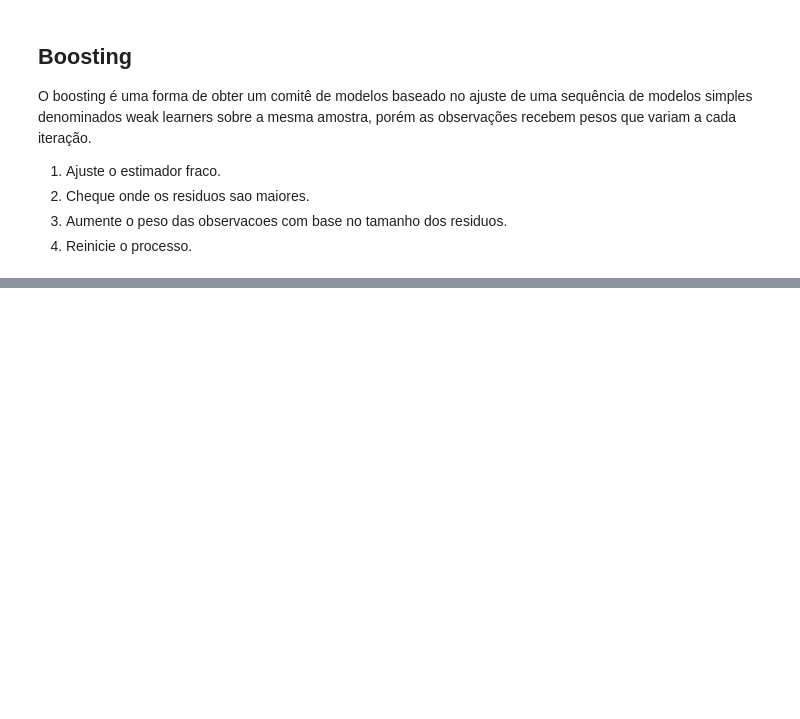
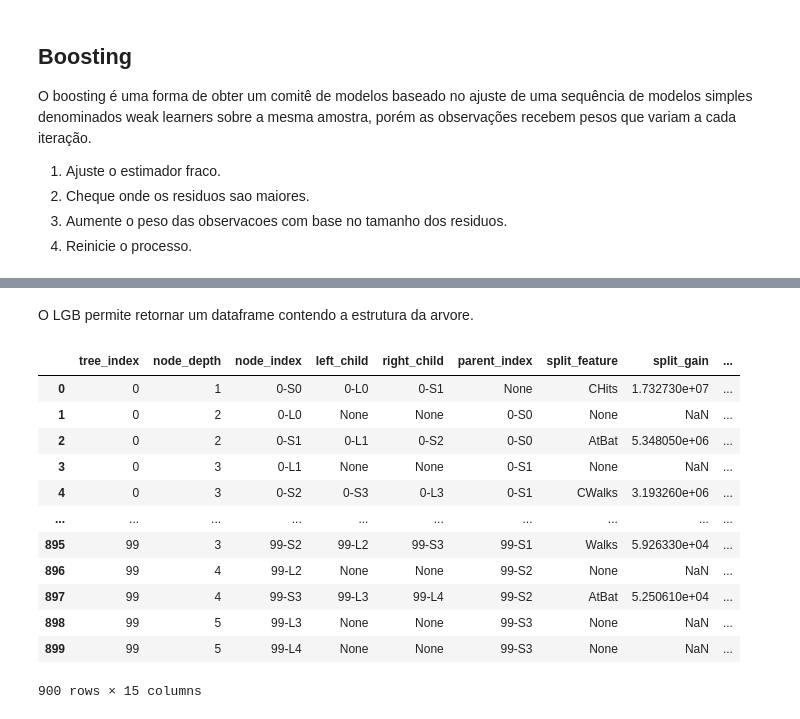
Before and after one commit to sergioandrad/ModelosLinearesGeneralizados, a Jupyter notebook: Tree-based algorithms/decisiontrees.ipynb, the cells around one changed output, grey strips where cells are left out. Drawn from its saved outputs; the diff is of its cells as text; code cells hidden in the pictures; blank space fills up the shorter version.

```diff
--- a/Tree-based algorithms/decisiontrees.ipynb
+++ b/Tree-based algorithms/decisiontrees.ipynb
@@ -206,0 +269,9 @@ mean_squared_error(y2_test, y2_pred)
+# %%
+Xfull = hitters.loc[:,hitters.columns != 'Salary'].drop(['League','Division','NewLeague'],axis=1)
+X_val = Xfull.iloc[250:263,:]
+y_val = y.iloc[250:263,:]
+
+X_train, X_test, y_train, y_test = train_test_split(Xfull.iloc[0:251,:], y.iloc[0:251,:], test_size=0.05, random_state=0)
+train_data      = lgb.Dataset(X_train,label=y_train)
+validation_data = lgb.Dataset(X_test,label=y_test)
+y_train
@@ -206,0 +292,5 @@ mean_squared_error(y2_test, y2_pred)
+# %%
+## import lightgbm as lgb
+param     = {'num_leaves': 5, 'objective': 'regression', 'metric':'rmse'}
+num_round = 100
+bst       = lgb.train(param, train_data, num_round, valid_sets=[validation_data])
@@ -206,0 +315,18 @@ mean_squared_error(y2_test, y2_pred)
+# %% [markdown]
+O LGB permite retornar um dataframe contendo a estrutura da arvore.
+# %%
+bst.trees_to_dataframe()
+# %% [output]
+|  | tree_index | node_depth | node_index | left_child | right_child | parent_index | split_feature | split_gain | ... |
+| 0 | 0 | 1 | 0-S0 | 0-L0 | 0-S1 | None | CHits | 1.732730e+07 | ... |
+| 1 | 0 | 2 | 0-L0 | None | None | 0-S0 | None | NaN | ... |
+| 2 | 0 | 2 | 0-S1 | 0-L1 | 0-S2 | 0-S0 | AtBat | 5.348050e+06 | ... |
+| 3 | 0 | 3 | 0-L1 | None | None | 0-S1 | None | NaN | ... |
+| 4 | 0 | 3 | 0-S2 | 0-S3 | 0-L3 | 0-S1 | CWalks | 3.193260e+06 | ... |
+| ... | ... | ... | ... | ... | ... | ... | ... | ... | ... |
+| 895 | 99 | 3 | 99-S2 | 99-L2 | 99-S3 | 99-S1 | Walks | 5.926330e+04 | ... |
+| 896 | 99 | 4 | 99-L2 | None | None | 99-S2 | None | NaN | ... |
+| 897 | 99 | 4 | 99-S3 | 99-L3 | 99-L4 | 99-S2 | AtBat | 5.250610e+04 | ... |
+| 898 | 99 | 5 | 99-L3 | None | None | 99-S3 | None | NaN | ... |
+| 899 | 99 | 5 | 99-L4 | None | None | 99-S3 | None | NaN | ... |
+900 rows × 15 columns
```
Also changed, not shown: parts of 18 cells of this notebook, 1 other file.
